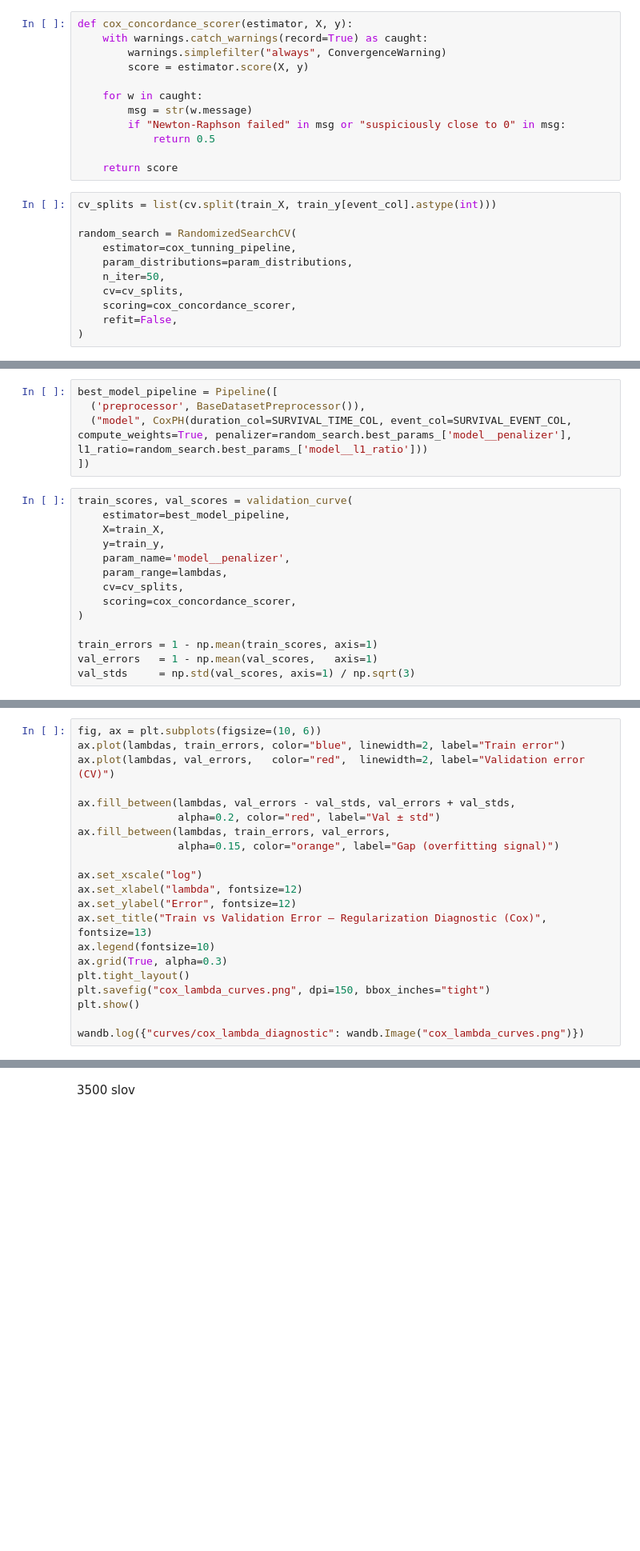
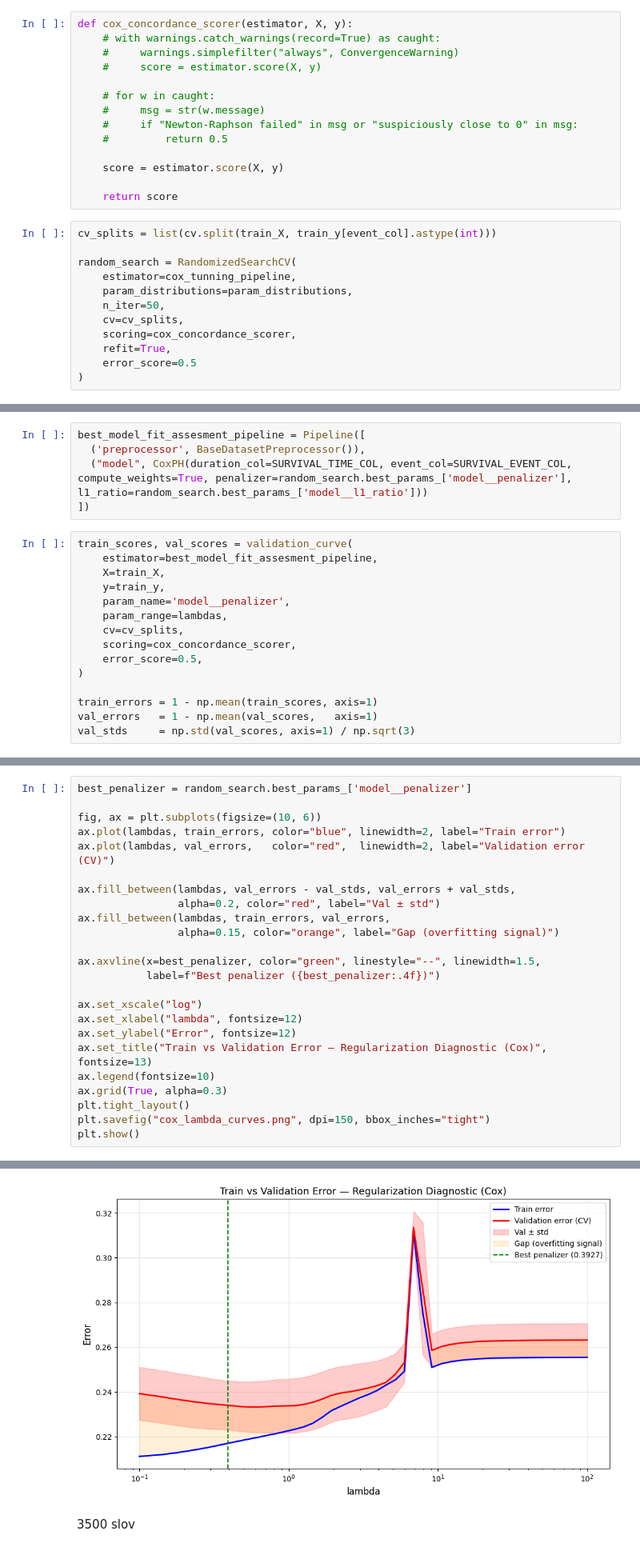
Before and after one commit to mariik4/survival_analysis_of_mci, a Jupyter notebook: notebooks/cox-model.tunning.ipynb, the cells around one changed output, grey strips where cells are left out. Shown at 80% size. Saved outputs shown, nothing was run; the diff lists cells and outputs as text; blank space fills up the shorter version.

Commit message:
feat: tunned cox model

```diff
--- a/notebooks/cox-model.tunning.ipynb
+++ b/notebooks/cox-model.tunning.ipynb
@@ -97,14 +97,16 @@ cox_tunning_pipeline = Pipeline([
 ## Tune parameters with GridSearchCV
 # %%
 def cox_concordance_scorer(estimator, X, y):
-    with warnings.catch_warnings(record=True) as caught:
-        warnings.simplefilter("always", ConvergenceWarning)
-        score = estimator.score(X, y)
+    # with warnings.catch_warnings(record=True) as caught:
+    #     warnings.simplefilter("always", ConvergenceWarning)
+    #     score = estimator.score(X, y)
 
-    for w in caught:
-        msg = str(w.message)
-        if "Newton-Raphson failed" in msg or "suspiciously close to 0" in msg:
-            return 0.5
+    # for w in caught:
+    #     msg = str(w.message)
+    #     if "Newton-Raphson failed" in msg or "suspiciously close to 0" in msg:
+    #         return 0.5
+
+    score = estimator.score(X, y)
 
     return score
 # %%
@@ -116,7 +118,8 @@ random_search = RandomizedSearchCV(
     n_iter=50,
     cv=cv_splits,
     scoring=cox_concordance_scorer,
-    refit=False,
+    refit=True,
+    error_score=0.5
 )
 # %%
 random_search.fit(train_X, train_y)
@@ -251,17 +219,18 @@ random_search.best_params_
 # %%
-best_model_pipeline = Pipeline([
+best_model_fit_assesment_pipeline = Pipeline([
   ('preprocessor', BaseDatasetPreprocessor()),
   ("model", CoxPH(duration_col=SURVIVAL_TIME_COL, event_col=SURVIVAL_EVENT_COL, compute_weights=True, penalizer=random_search.best_params_['model__penalizer'], l1_ratio=random_search.best_params_['model__l1_ratio']))
 ])
 # %%
 train_scores, val_scores = validation_curve(
-    estimator=best_model_pipeline,
+    estimator=best_model_fit_assesment_pipeline,
     X=train_X,
     y=train_y,
     param_name='model__penalizer',
     param_range=lambdas,
     cv=cv_splits,
     scoring=cox_concordance_scorer,
+    error_score=0.5,
 )
 
 train_errors = 1 - np.mean(train_scores, axis=1)
@@ -372,4 +307,6 @@ array([nan, nan, nan, nan, nan, nan, nan, nan, nan, nan, nan, nan, nan,
 # %%
+best_penalizer = random_search.best_params_['model__penalizer']
+
 fig, ax = plt.subplots(figsize=(10, 6))
 ax.plot(lambdas, train_errors, color="blue", linewidth=2, label="Train error")
 ax.plot(lambdas, val_errors,   color="red",  linewidth=2, label="Validation error (CV)")
@@ -378,6 +315,9 @@ ax.fill_between(lambdas, val_errors - val_stds, val_errors + val_stds,
                 alpha=0.2, color="red", label="Val ± std")
 ax.fill_between(lambdas, train_errors, val_errors,
                 alpha=0.15, color="orange", label="Gap (overfitting signal)")
+
+ax.axvline(x=best_penalizer, color="green", linestyle="--", linewidth=1.5,
+           label=f"Best penalizer ({best_penalizer:.4f})")
 
 ax.set_xscale("log")
 ax.set_xlabel("lambda", fontsize=12)
@@ -388,6 +328,4 @@ ax.grid(True, alpha=0.3)
 plt.tight_layout()
 plt.savefig("cox_lambda_curves.png", dpi=150, bbox_inches="tight")
 plt.show()
-
-wandb.log({"curves/cox_lambda_diagnostic": wandb.Image("cox_lambda_curves.png")})
 # %% [output]
@@ -399,3 +332,4 @@ ValueError: Data has no positive values, and therefore cannot be log-scaled.
+[figure, added]
 # %% [markdown]
 3500 slov
 # %%
```
Also changed, not shown: parts of 12 cells of this notebook.
